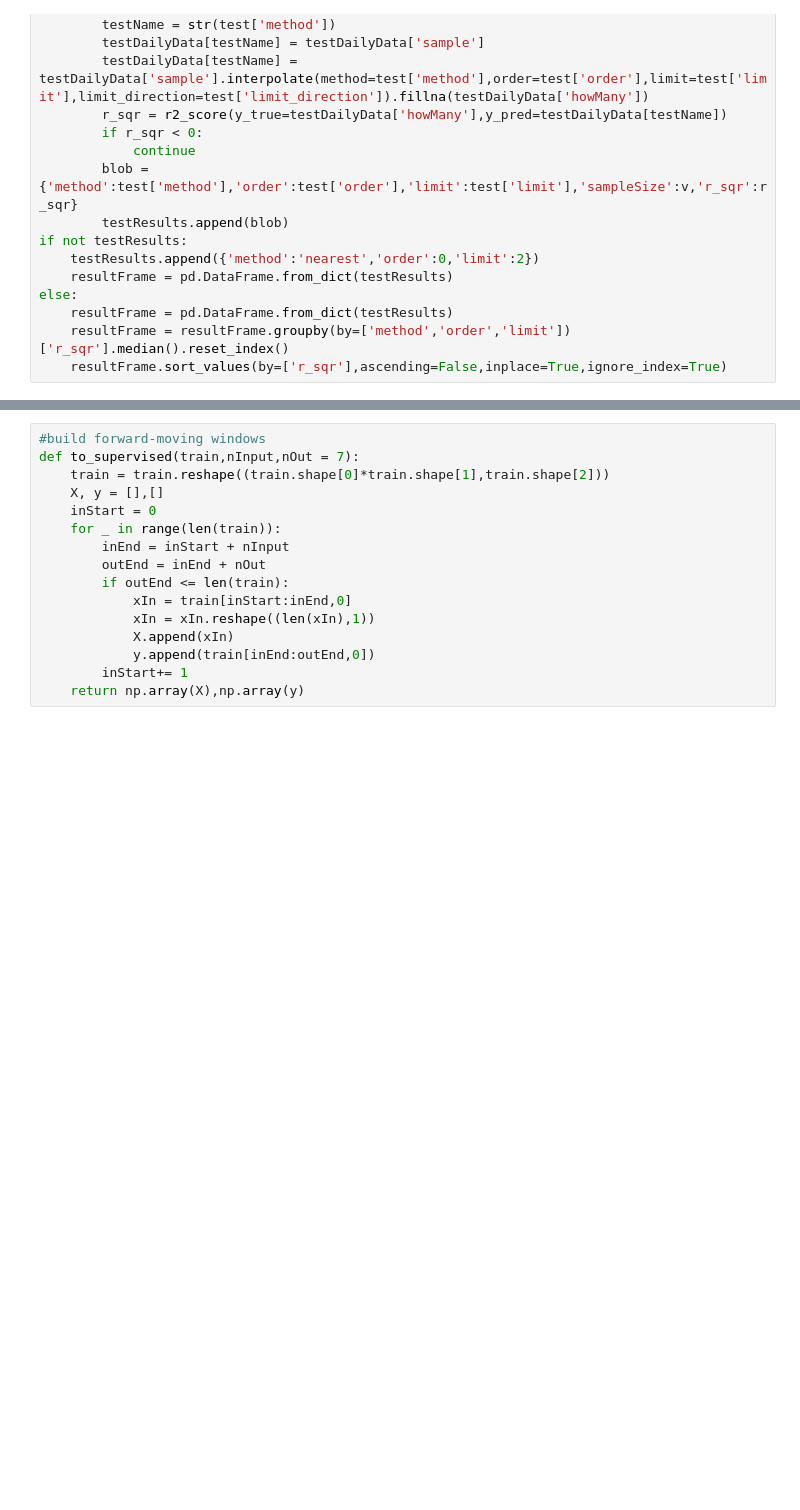
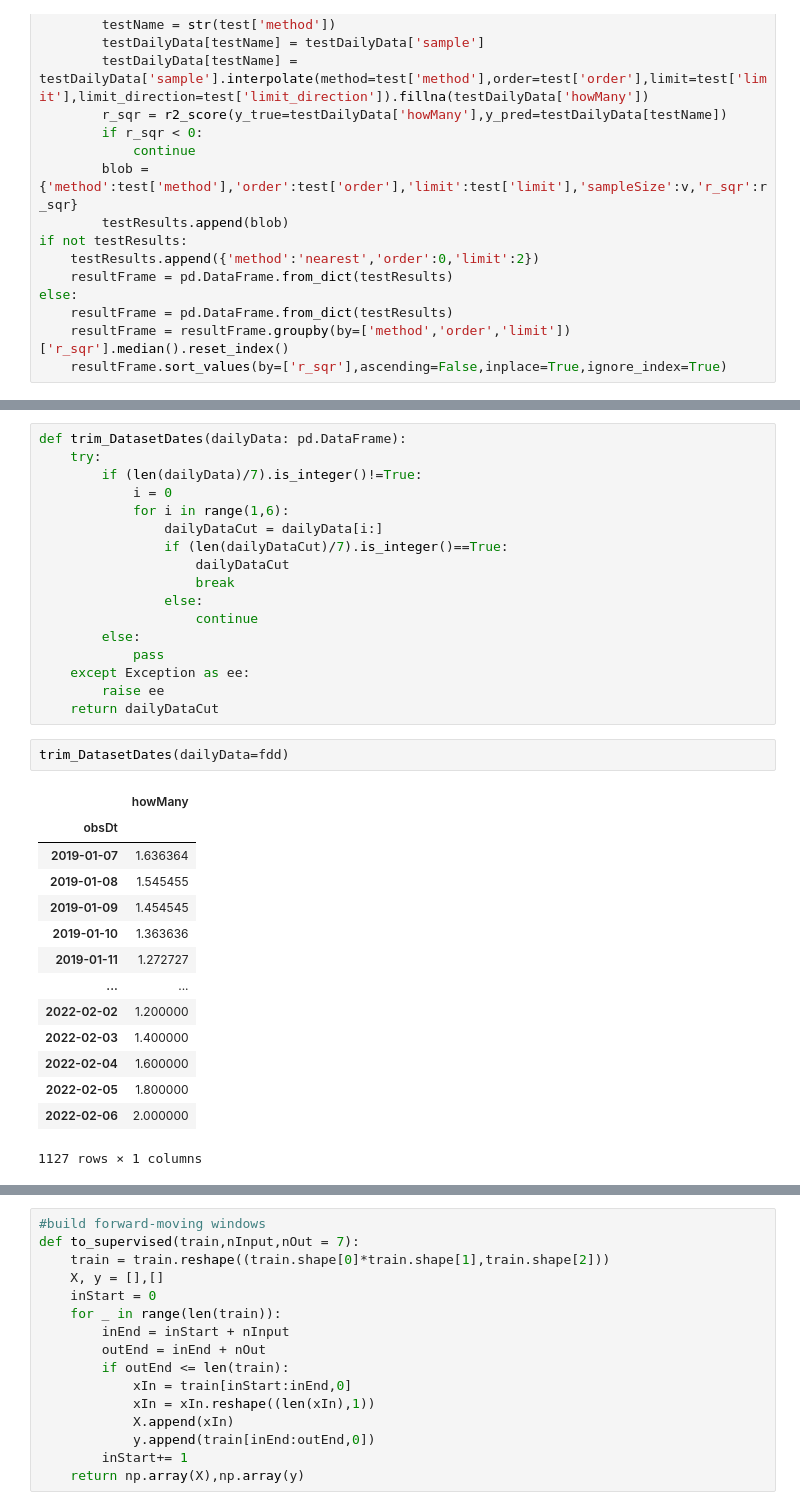
Before and after one commit to Tanag3r/trailheadDirect_birds, a Jupyter notebook: lstm_analysis.ipynb, the cells around one changed output, grey strips where cells are left out. Drawn from its saved outputs; the diff is of its cells as text; blank space fills up the shorter version.

```diff
--- a/lstm_analysis.ipynb
+++ b/lstm_analysis.ipynb
@@ -179,2 +176,36 @@ def trim_DatasetDates(dailyData: pd.DataFrame):
+# %%
+def trim_DatasetDates(dailyData: pd.DataFrame):
+    try:
+        if (len(dailyData)/7).is_integer()!=True:
+            i = 0
+            for i in range(1,6):
+                dailyDataCut = dailyData[i:]
+                if (len(dailyDataCut)/7).is_integer()==True:
+                    dailyDataCut
+                    break
+                else:
+                    continue
+        else:
+            pass
+    except Exception as ee:
+        raise ee
+    return dailyDataCut
+# %%
+trim_DatasetDates(dailyData=fdd)
+# %% [output]
+|  | howMany |
+| obsDt |  |
+| 2019-01-07 | 1.636364 |
+| 2019-01-08 | 1.545455 |
+| 2019-01-09 | 1.454545 |
+| 2019-01-10 | 1.363636 |
+| 2019-01-11 | 1.272727 |
+| ... | ... |
+| 2022-02-02 | 1.200000 |
+| 2022-02-03 | 1.400000 |
+| 2022-02-04 | 1.600000 |
+| 2022-02-05 | 1.800000 |
+| 2022-02-06 | 2.000000 |
+1127 rows × 1 columns
 # %%
 def split_trainTest(dailyObs):
```
Also changed, not shown: parts of 14 cells of this notebook.
